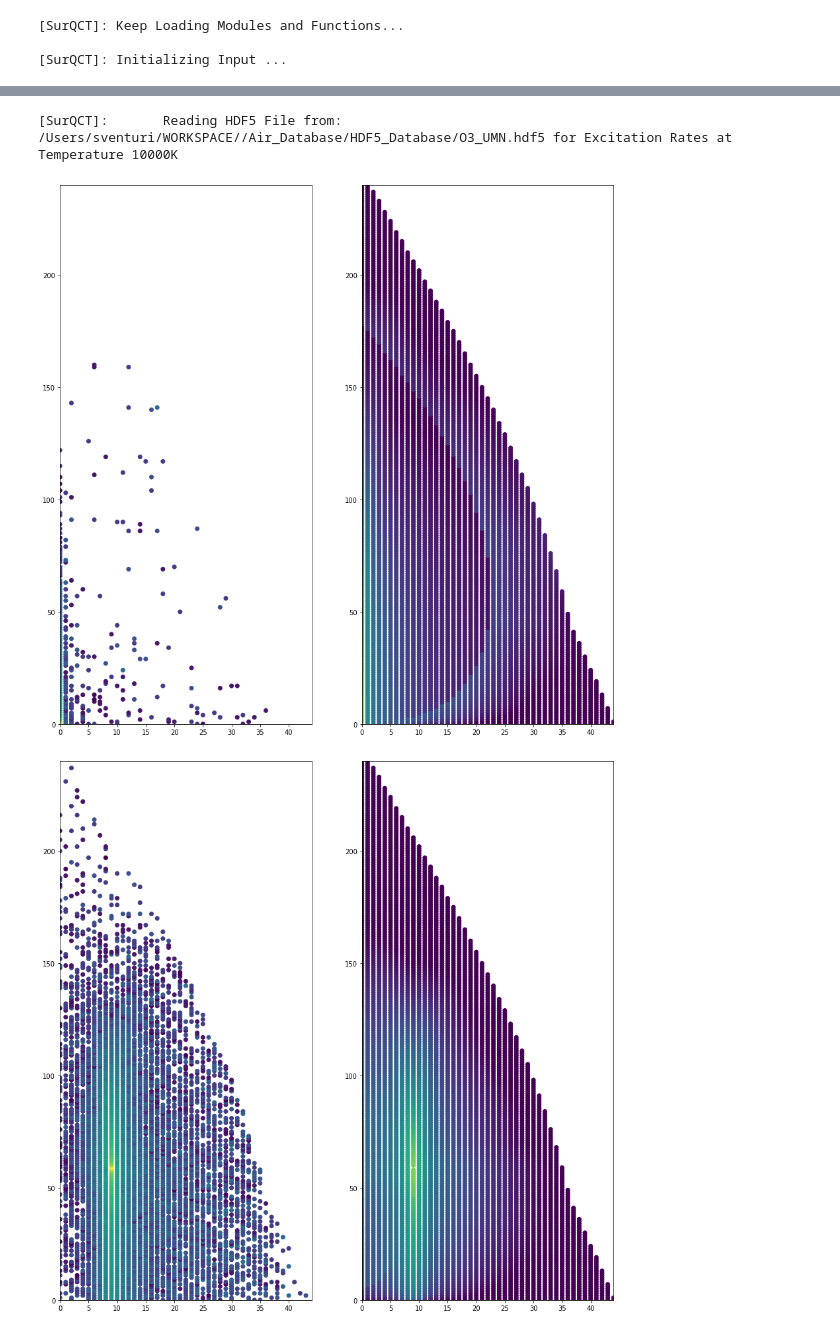
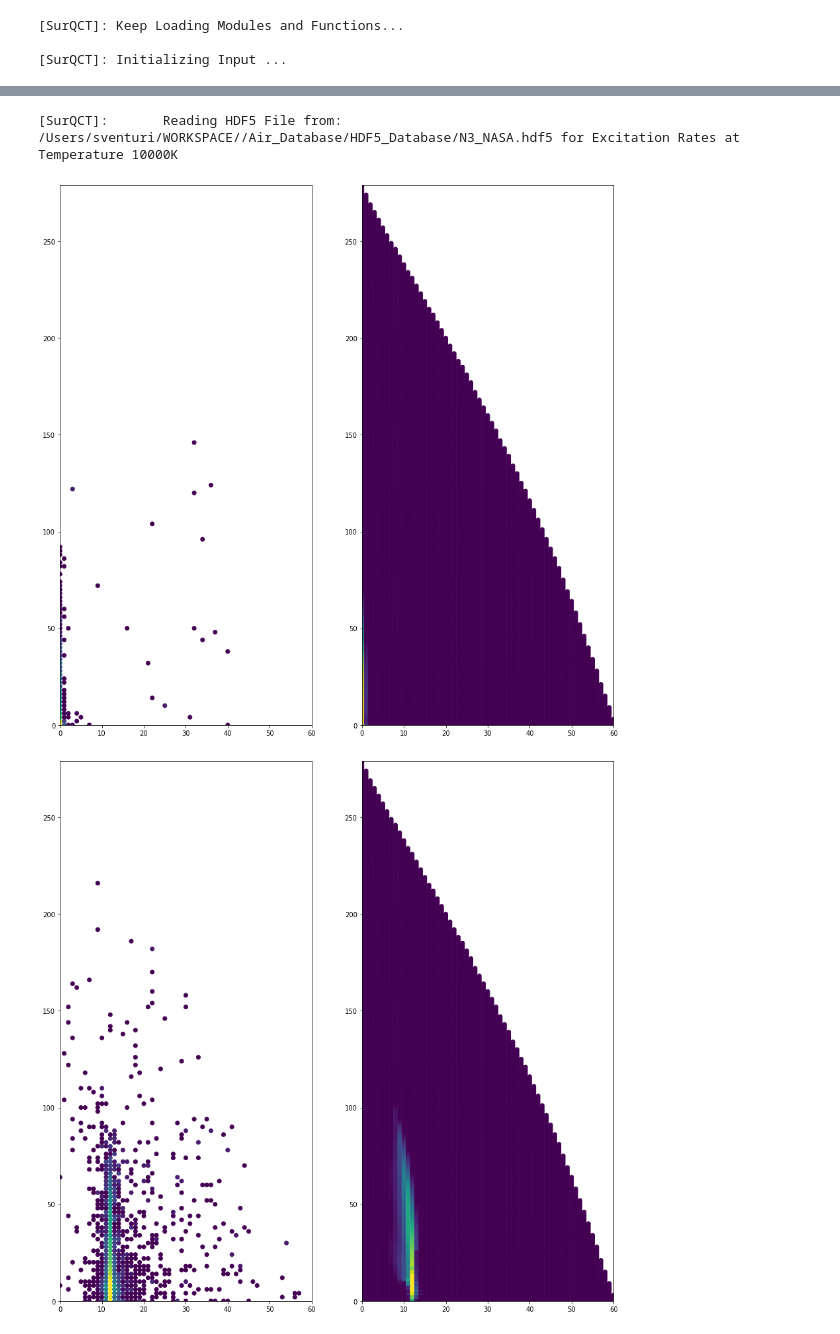
Before and after one commit to simoneventuri/SurQCT, a Jupyter notebook: scripts/postprocessing/Plot_CPlots.ipynb, the cells around one changed output, grey strips where cells are left out. Cells and saved outputs as stored; diff of their text form; code cells hidden in the pictures.

```diff
--- a/scripts/postprocessing/Plot_CPlots.ipynb
+++ b/scripts/postprocessing/Plot_CPlots.ipynb
@@ -31,7 +31,7 @@ SurQCTFldr          = WORKSPACE_PATH + '/SurQCT/surqct/'
 RatesType           = 'KExcit'
 ExcitType           = 'KInel'
 
-NNRunIdx            = 12
+NNRunIdx            = 10
 PathToRunFld        = SurQCTFldr + '/../' + RatesType + '/all_temperatures_nondim/' + ExcitType + '/'
 
 TTran               = 10000.0
@@ -62,6 +62,14 @@ InputData.PathToFigFld    = InputData.PathToRunFld+'/'+InputData.PathToFigFld
 InputData.PathToParamsFld = InputData.PathToRunFld+'/'+InputData.PathToParamsFld
 InputData.PathToDataFld   = InputData.PathToRunFld+'/Data/'
 InputData.PathToParamsFld = InputData.PathToRunFld+'/Params/'
+
+InputData.PathToHDF5File  = InputData.WORKSPACE_PATH  + '/Air_Database/HDF5_Database/N3_NASA.hdf5'
+InputData.Molecules       = ['N2','N2']
+InputData.PathToLevelsFile= [InputData.WORKSPACE_PATH + '/Air_Database/Run_0D/database/levels/N2_LeRoy_nd_ELog.csv',
+                             InputData.WORKSPACE_PATH + '/Air_Database/Run_0D/database/levels/N2_LeRoy_nd_ELog.csv']
+InputData.PathToDiatFile  = [InputData.WORKSPACE_PATH + '/CoarseAIR/coarseair/dtb/Molecules/N2/LeRoy/MyLeroy_FromRobyn.inp',
+                             InputData.WORKSPACE_PATH + '/CoarseAIR/coarseair/dtb/Molecules/N2/LeRoy/MyLeroy_FromRobyn.inp']
+#InputData.PathToGrouping  = self.WORKSPACE_PATH  + '/Air_Database/Run_0D/database/grouping/O3_UMN/O2/LevelsMap_DPM45.csv'
 #===================================================================================================================================
 # %% [output]
 [SurQCT]: Keep Loading Modules and Functions...
@@ -162,9 +171,9 @@ KInelMat, KExchMatList = read_kexcitdata(InputData, InputData.PathToHDF5File, TT
 
 KExch = KInelMat
 # %% [output]
-[SurQCT]:       Reading HDF5 File from: /Users/sventuri/WORKSPACE//Air_Database/HDF5_Database/O3_UMN.hdf5 for Excitation Rates at Temperature 10000K
+[SurQCT]:       Reading HDF5 File from: /Users/sventuri/WORKSPACE//Air_Database/HDF5_Database/N3_NASA.hdf5 for Excitation Rates at Temperature 10000K
 # %%
-iIdxVec = np.array([1, 1000, 2000, 3000, 4000, 5000, 6000], dtype=int)
+iIdxVec = np.array([1, 1000, 2000, 3000, 4000, 4581, 5000, 6000], dtype=int)
 # %%
 import matplotlib
 
@@ -258,51 +267,57 @@ for iIdx in tqdm(iIdxVec, desc='[SurQCT]:     Generating Inelastic and Exchange
 
     xTempp_BWD            = pd.concat([iLevelsData, jLevelsData, kLevelsData], axis=1)
 
-    KExch_NN_BWD          = np.exp( NN_KExch.Model.predict(xTempp_BWD[NN_KExch.xTrainingVar]) ) / InputData.MultFact
-    KExch_NN_BWD[:,0]     = KExch_NN_BWD[:,0] / RatioNo
+    if (len(xTempp_BWD[NN_KExch.xTrainingVar]) > 0):
+        KExch_NN_BWD          = np.exp( NN_KExch.Model.predict(xTempp_BWD[NN_KExch.xTrainingVar]) ) / InputData.MultFact
+        KExch_NN_BWD[:,0]     = KExch_NN_BWD[:,0] / RatioNo
 
 
-    iLevelsData           = pd.concat([iLevelsDataTemp[xVarsVec_i], TTranDataTemp], axis=1)
-    iLevelsData.columns   = [(VarName + '_j') for VarName in iLevelsData.columns]
+        iLevelsData           = pd.concat([iLevelsDataTemp[xVarsVec_i], TTranDataTemp], axis=1)
+        iLevelsData.columns   = [(VarName + '_j') for VarName in iLevelsData.columns]
 
-    jLevelsData           = pd.concat([jLevelsDataTemp[xVarsVec_Delta], TTranDataTemp], axis=1)
-    jLevelsData.columns   = [(VarName + OtherVar) for VarName in jLevelsData.columns]
+        jLevelsData           = pd.concat([jLevelsDataTemp[xVarsVec_Delta], TTranDataTemp], axis=1)
+        jLevelsData.columns   = [(VarName + OtherVar) for VarName in jLevelsData.columns]
 
-    kLevelsData           = pd.concat([kLevelsDataTemp[xVarsVec_i], TTranDataTemp], axis=1)
-    kLevelsData.columns   = [(VarName + '_i') for VarName in kLevelsData.columns]
+        kLevelsData           = pd.concat([kLevelsDataTemp[xVarsVec_i], TTranDataTemp], axis=1)
+        kLevelsData.columns   = [(VarName + '_i') for VarName in kLevelsData.columns]
 
-    xTemp_BWD            = pd.concat([iLevelsData, jLevelsData, kLevelsData], axis=1)
+        xTemp_BWD            = pd.concat([iLevelsData, jLevelsData, kLevelsData], axis=1)
 
 
 
     ### Concatenating
-    xTemp    = pd.concat([xTemp_FWD, xTemp_BWD], axis=0)
-    KExch_NN = np.concatenate((KExch_NN_FWD, KExch_NN_BWD), axis=0)
+        xTemp    = pd.concat([xTemp_FWD, xTemp_BWD], axis=0)
+        KExch_NN = np.concatenate((KExch_NN_FWD, KExch_NN_BWD), axis=0)
+
+    else:
+        xTemp    = xTemp_FWD
+        KExch_NN = KExch_NN_FWD
 
 
 
     ### Plotting
     cdict = {
       'red'  :  ( (0.0, 0.25, .25), (0.02, .59, .59), (1., 1., 1.)),
       'green':  ( (0.0, 0.0, 0.0), (0.02, .45, .45), (1., .97, .97)),
       'blue' :  ( (0.0, 1.0, 1.0), (0.02, .75, .75), (1., 0.45, 0.45))
     }
 
-    cm = matplotlib.colors.LinearSegmentedColormap('my_colormap', cdict, 1024)
 
     Mask     = KExch[:,iIdx] > 1.e-15
 
     fig, axs = plt.subplots(1,2,figsize=(15,15))
 
-    axs[0].scatter(DiatData[1]['vqn'][Mask], DiatData[1]['jqn'][Mask], c=np.log10(KExch[Mask,iIdx]), vmin=-15, vmax=-9)
+    axs[0].scatter(DiatData[1]['vqn'][Mask], DiatData[1]['jqn'][Mask], c=np.log10(KExch[Mask,iIdx]), vmin=-13, vmax=-10)
     axs[0].set_xlim([DiatData[1]['vqn'].min(), DiatData[1]['vqn'].max()])
     axs[0].set_ylim([DiatData[1]['jqn'].min(), DiatData[1]['jqn'].max()])
 
-    axs[1].scatter(xTemp['vqn_j'], xTemp['jqn_j'], c=np.log10(KExch_NN[:,0]), vmin=-15, vmax=-9)
+    axs[1].scatter(xTemp['vqn_j'], xTemp['jqn_j'], c=np.log10(KExch_NN[:,0]), vmin=-13, vmax=-10)
     axs[1].set_xlim([DiatData[1]['vqn'].min(), DiatData[1]['vqn'].max()])
     axs[1].set_ylim([DiatData[1]['jqn'].min(), DiatData[1]['jqn'].max()])
 
-    #plt.colorbar()
+    ax=plt.gca()
+    PCM=ax.get_children()[2] #get the mappable, the 1st and the 2nd are the x and y axes
+    #plt.colorbar(PCM, ax=ax)
 # %% [output]
-[figure, old version]
+[figure, new version]
-[figure, old version]
+[figure, new version]
```
Also changed, not shown: parts of 4 cells of this notebook, 2 other files.
